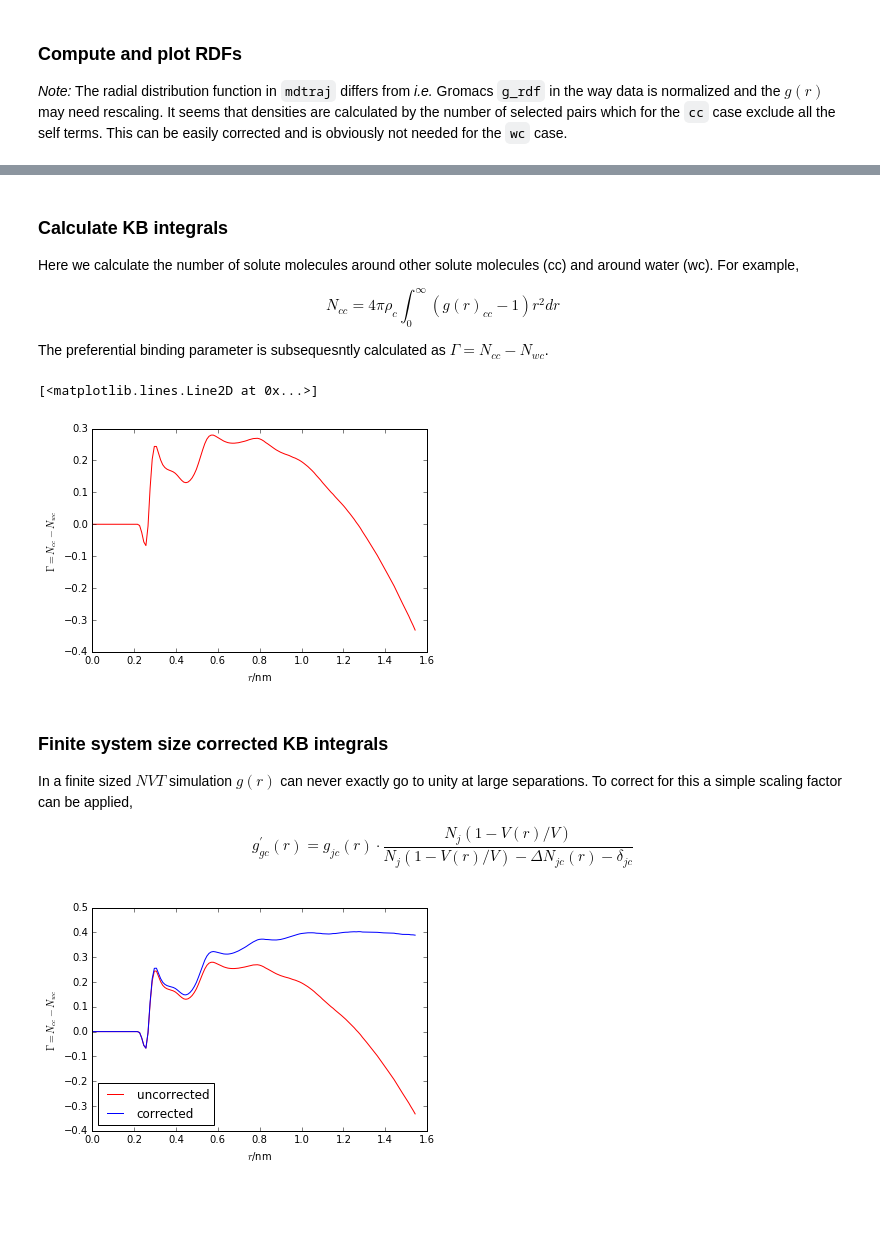
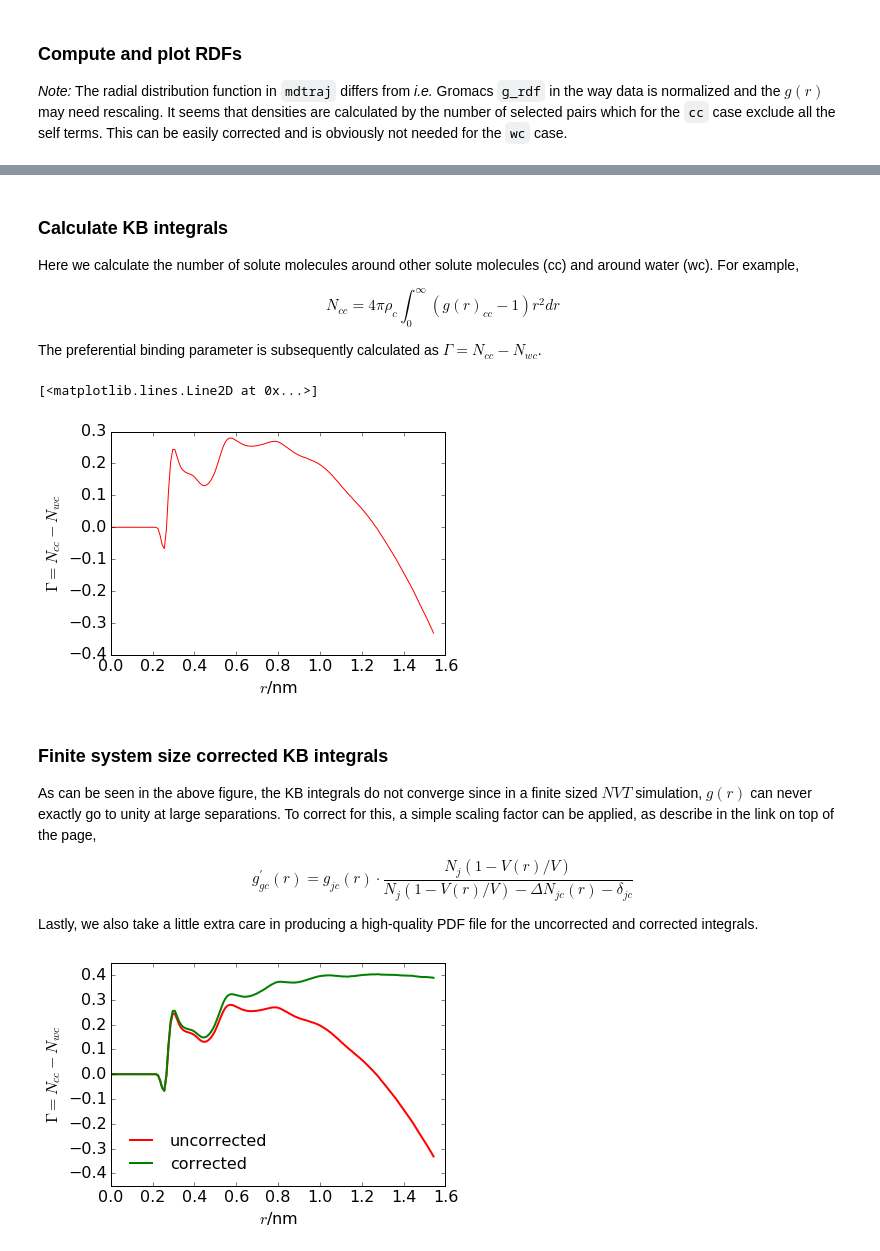
Before and after one commit to mlund/kirkwood-buff, a Jupyter notebook: nacl-water/nacl.ipynb, the cells around one changed output, grey strips where cells are left out. Drawn from its saved outputs; the diff is of its cells as text; code cells hidden in the pictures; blank space fills up the shorter version.

```diff
--- a/nacl-water/nacl.ipynb
+++ b/nacl-water/nacl.ipynb
@@ -10,3 +10,4 @@ import numpy as np
 import mdtraj as md
 from math import pi
 from scipy import integrate
+plt.rcParams.update({'font.size': 16})
@@ -57,9 +63,13 @@ self terms. This can be easily corrected and is obviously not needed for the `wc
 rmax = (volume)**(1/3.)/2
 select_cc = traj.topology.select_pairs('name NA or name CL', 'name NA or name CL')
 select_wc = traj.topology.select_pairs('name NA or name CL', 'name O')
-%time r, g_cc = md.compute_rdf(traj, select_cc, r_range=[0.0,rmax], bin_width=0.01, periodic=True)
-%time r, g_wc = md.compute_rdf(traj, select_wc, r_range=[0.0,rmax], bin_width=0.01, periodic=True)
+r, g_cc = md.compute_rdf(traj, select_cc, r_range=[0.0,rmax], bin_width=0.01, periodic=True)
+r, g_wc = md.compute_rdf(traj, select_wc, r_range=[0.0,rmax], bin_width=0.01, periodic=True)
 g_cc = g_cc * len(select_cc) / (0.5*N_c**2) # re-scale to account for diagonal in pair matrix
+
+np.savetxt('g_cc.dat', np.column_stack( (r,g_cc) ))
+np.savetxt('g_wc.dat', np.column_stack( (r,g_wc) ))
+
 plt.xlabel('$r$/nm')
 plt.ylabel('$g(r)$')
 plt.plot(r, g_cc, 'r-')
@@ -78,7 +84,7 @@ For example,
 
 $$ N_{cc} = 4\pi\rho_c\int_0^{\infty} \left ( g(r)_{cc} -1 \right ) r^2 dr$$
 
-The preferential binding parameter is subsequesntly calculated as $\Gamma =  N_{cc}-N_{wc}$.
+The preferential binding parameter is subsequently calculated as $\Gamma =  N_{cc}-N_{wc}$.
 # %%
 dr    = r[1]-r[0]
 N_cc  = rho_c * 4*pi*np.cumsum( ( g_cc - 1 )*r**2*dr )
@@ -89,26 +95,32 @@ plt.ylabel('$\\Gamma = N_{cc}-N_{wc}$')
 plt.plot(r, Gamma, 'r-')
 # %% [output]
 [<matplotlib.lines.Line2D at 0x...>]
-[figure, old version]
+[figure, new version]
 # %% [markdown]
 ### Finite system size corrected KB integrals
-In a finite sized $NVT$ simulation $g(r)$ can never exactly go to unity at large separations.
-To correct for this a simple scaling factor can be applied,
+As can be seen in the above figure, the KB integrals do not converge since in a finite sized $NVT$ simulation,
+$g(r)$ can never exactly go to unity at large separations.
+To correct for this, a simple scaling factor can be applied, as describe in the link on top of the page,
 
 $$ g_{gc}^{\prime} (r) = g_{jc}(r) \cdot
    \frac{N_j\left (1-V(r)/V\right )}{N_j\left (1-V(r)/V\right )-\Delta N_{jc}(r)-\delta_{jc}} $$
+
+Lastly, we also take a little extra care in producing a high-quality PDF file for the uncorrected and
+corrected integrals.
 # %%
 Vn = 4*pi/3*r**3 / volume
 g_ccc = g_cc * N_c * (1-Vn) / ( N_c*(1-Vn)-N_cc-1)
 g_wcc = g_wc * N_w * (1-Vn) / ( N_w*(1-Vn)-N_wc-0)
 N_ccc  = rho_c * 4*pi*dr*np.cumsum( ( g_ccc - 1 )*r**2 )
 N_wcc  = rho_c * 4*pi*dr*np.cumsum( ( g_wcc - 1 )*r**2 )
 Gammac = N_ccc - N_wcc
 plt.xlabel('$r$/nm')
 plt.ylabel('$\\Gamma = N_{cc}-N_{wc}$')
-plt.plot(r, Gamma, color='r', linestyle='-', label='uncorrected')
-plt.plot(r, Gammac, color='b', label='corrected')
-plt.legend(loc=3)
-plt.savefig('gamma.pdf')
+plt.plot(r, Gamma, color='red', ls='-', lw=2, label='uncorrected')
+plt.plot(r, Gammac, color='green', lw=2, label='corrected')
+plt.legend(loc=0,frameon=False, fontsize=16)
+plt.yticks( np.arange(-0.4, 0.5, 0.1))
+plt.ylim((-0.45,0.45))
+plt.savefig('gamma.pdf', bbox_inches='tight')
 # %% [output]
-[figure, old version]
+[figure, new version]
```
Also changed, not shown: parts of 5 cells of this notebook, 3 other files.
